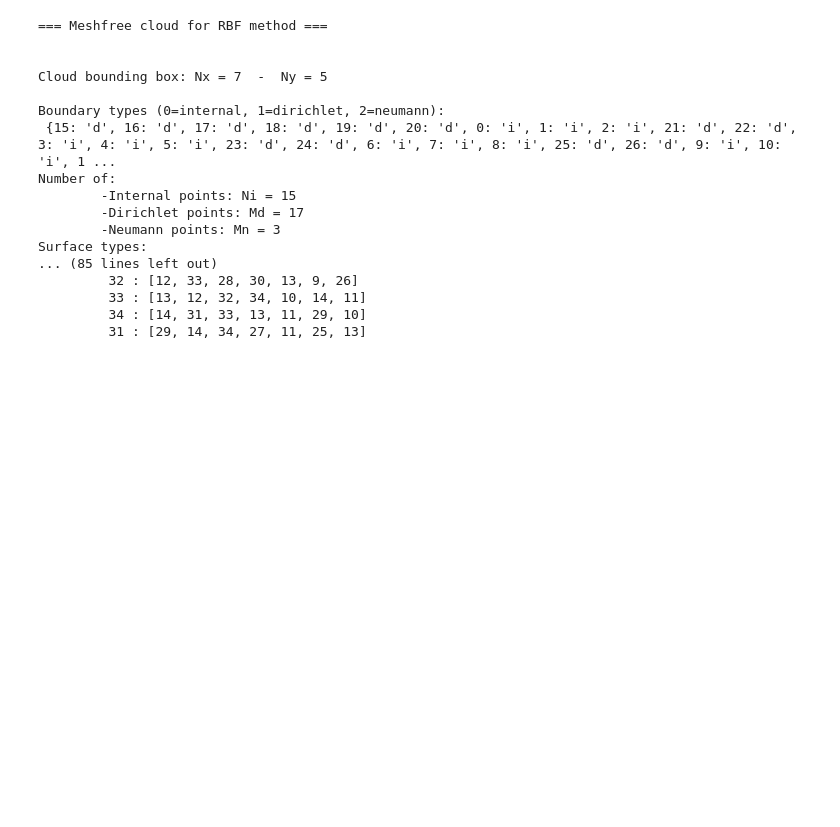
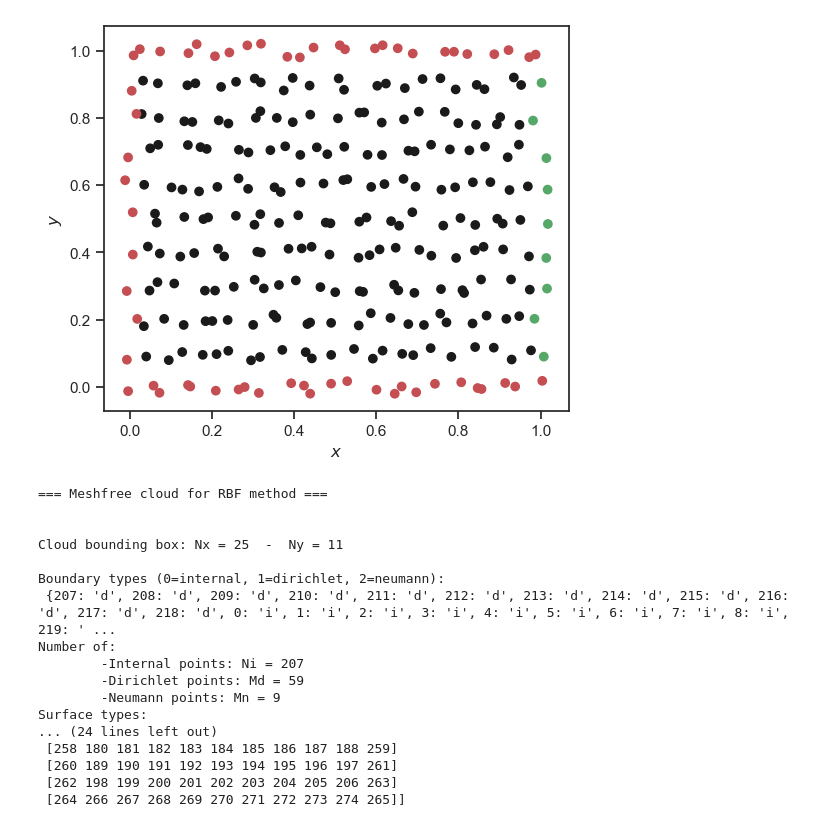
Before and after one commit to ddrous/Updes, a Jupyter notebook: demos/direct-adjoint-looping/05_poisson_rbf_with_updec.ipynb, the cells around one changed output. Saved outputs shown, nothing was run; the diff lists cells and outputs as text; code cells hidden in the pictures; blank space fills up the shorter version.

```diff
--- a/demos/direct-adjoint-looping/05_poisson_rbf_with_updec.ipynb
+++ b/demos/direct-adjoint-looping/05_poisson_rbf_with_updec.ipynb
@@ -16,10 +16,12 @@ from updec.utils import print_line_by_line
 # %%
 RBF = polyharmonic      ## Can define which rbf to use
 MAX_DEGREE = 2
 
 facet_types={0:"d", 1:"d", 2:"d", 3:"n"}
-cloud = Cloud(facet_types=facet_types)
-cloud.visualize_cloud()
+cloud = Cloud(Nx=25, Ny=11, facet_types=facet_types, seed=34)
+cloud.visualize_cloud();
+# %% [output]
+[figure, added]
 # %%
 print("\n=== Meshfree cloud for RBF method ===\n")
 print()
@@ -31,34 +33,34 @@ print("Surface types:\n", cloud.facet_types)
 print()
 print("Global indices:\n", cloud.global_indices)
 print()
-# print("Global indices reversed:\n", cloud.global_indices_rev)
+# # print("Global indices reversed:\n", cloud.global_indices_rev)
+# # print()
+# print("Outward normals on Neumann boundaries:")
+# print_line_by_line(cloud.outward_normals)
 # print()
-print("Outward normals on Neumann boundaries:")
-print_line_by_line(cloud.outward_normals)
-print()
-print("Node coordinates:", )
-print_line_by_line(cloud.nodes)
-print()
-print("Local supports (n closest neighbours):")
-print_line_by_line(cloud.local_supports)
+# print("Node coordinates:", )
+# print_line_by_line(cloud.nodes)
+# print()
+# print("Local supports (n closest neighbours):")
+# print_line_by_line(cloud.local_supports)
 # %% [output]
 === Meshfree cloud for RBF method ===
 
 
-Cloud bounding box: Nx = 7  -  Ny = 5
+Cloud bounding box: Nx = 25  -  Ny = 11
 
 Boundary types (0=internal, 1=dirichlet, 2=neumann):
- {15: 'd', 16: 'd', 17: 'd', 18: 'd', 19: 'd', 20: 'd', 0: 'i', 1: 'i', 2: 'i', 21: 'd', 22: 'd', 3: 'i', 4: 'i', 5: 'i', 23: 'd', 24: 'd', 6: 'i', 7: 'i', 8: 'i', 25: 'd', 26: 'd', 9: 'i', 10: 'i', 1 ...
+ {207: 'd', 208: 'd', 209: 'd', 210: 'd', 211: 'd', 212: 'd', 213: 'd', 214: 'd', 215: 'd', 216: 'd', 217: 'd', 218: 'd', 0: 'i', 1: 'i', 2: 'i', 3: 'i', 4: 'i', 5: 'i', 6: 'i', 7: 'i', 8: 'i', 219: ' ...
 Number of:
-        -Internal points: Ni = 15
-        -Dirichlet points: Md = 17
-        -Neumann points: Mn = 3
+        -Internal points: Ni = 207
+        -Dirichlet points: Md = 59
+        -Neumann points: Mn = 9
 Surface types:
-... (85 lines left out)
-         32 : [12, 33, 28, 30, 13, 9, 26]
-         33 : [13, 12, 32, 34, 10, 14, 11]
-         34 : [14, 31, 33, 13, 11, 29, 10]
-         31 : [29, 14, 34, 27, 11, 25, 13]
+... (24 lines left out)
+ [258 180 181 182 183 184 185 186 187 188 259]
+ [260 189 190 191 192 193 194 195 196 197 261]
+ [262 198 199 200 201 202 203 204 205 206 263]
+ [264 266 267 268 269 270 271 272 273 274 265]]
 # %%
 ## Operates on radial basis functions and polynomials at position x: don't forget the None. It is important!
 def my_diff_operator(x, node=None, monomial=None):
```
Also changed, not shown: parts of 2 cells of this notebook, 1 other file.
